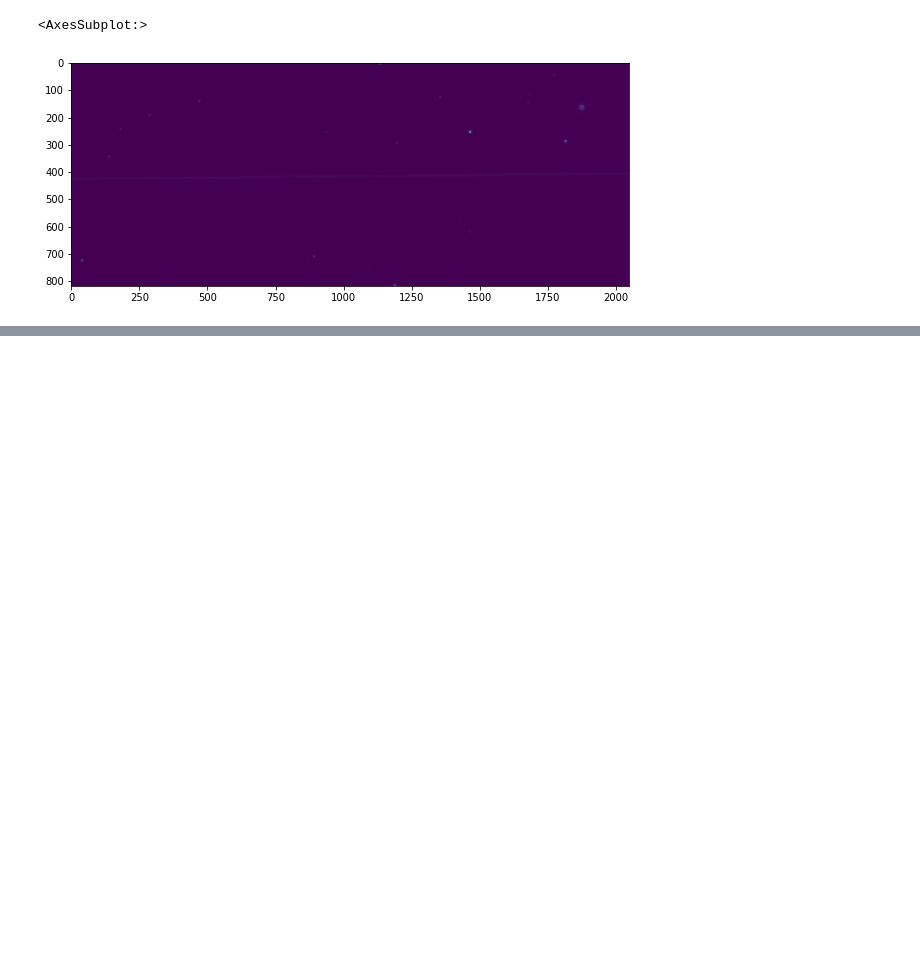
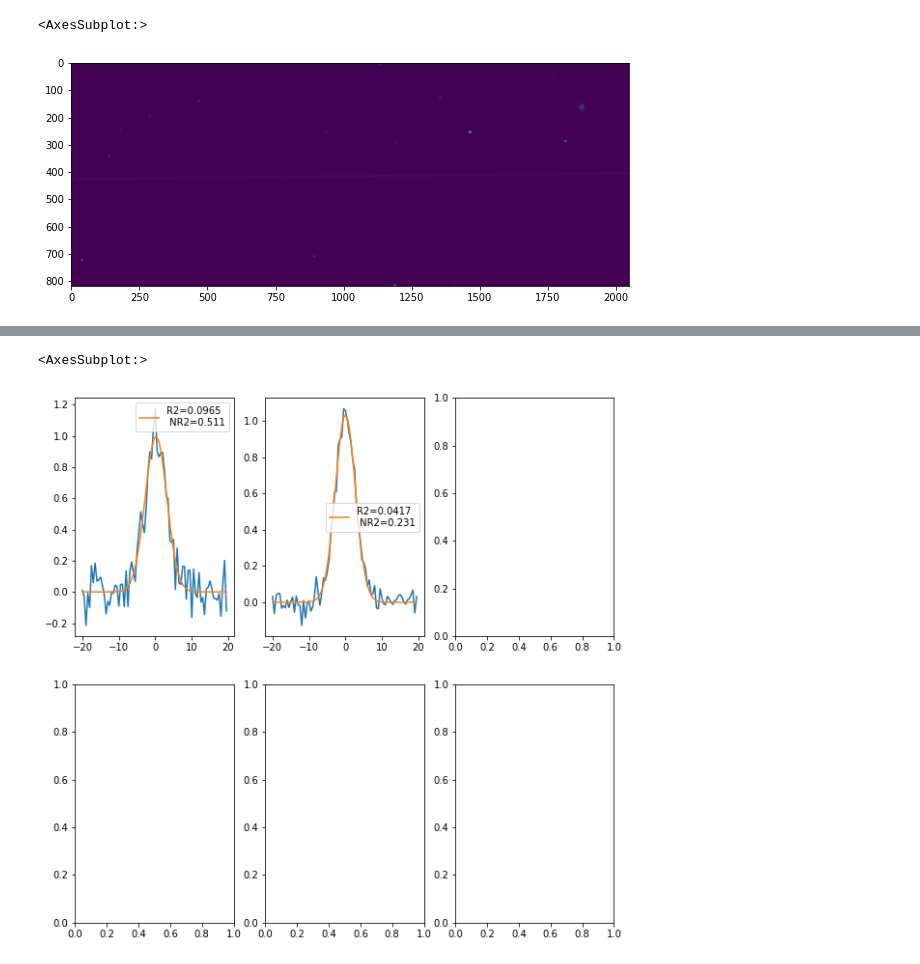
Before and after one commit to uwescience/satmetrics, a Jupyter notebook: using_pixelplot.ipynb, the cells around one changed output, grey strips where cells are left out. Cells and saved outputs as stored; diff of their text form; code cells hidden in the pictures; blank space fills up the shorter version.

```diff
--- a/using_pixelplot.ipynb
+++ b/using_pixelplot.ipynb
@@ -173,0 +213,14 @@ pixelplot(rotated_img, "Calexp-0941422_33.fits", detector)
+# %%
+x = np.arange(-20,20,0.5)
+y = gaussian.generate_data(a=1, mu=0, width=2, noise_level=20, xlim=(-20,20), step=0.5)
+
+fig, axes = plt.subplots(2, 3)
+a, mu, sigma = gaussian.fit(x,y)
+gaussian.plot_profile(x,y, ax=axes[0,1])
+
+y = gaussian.generate_data(a=1, mu=0, width=2, noise_level=10, xlim=(-20,20), step=0.5)
+a, mu, sigma = gaussian.fit(x,y)
+gaussian.plot_profile(x,y, ax=axes[0,0])
+# %% [output]
+<AxesSubplot:>
+[figure, added]
```
Also changed, not shown: parts of 20 cells of this notebook, 3 other files.
